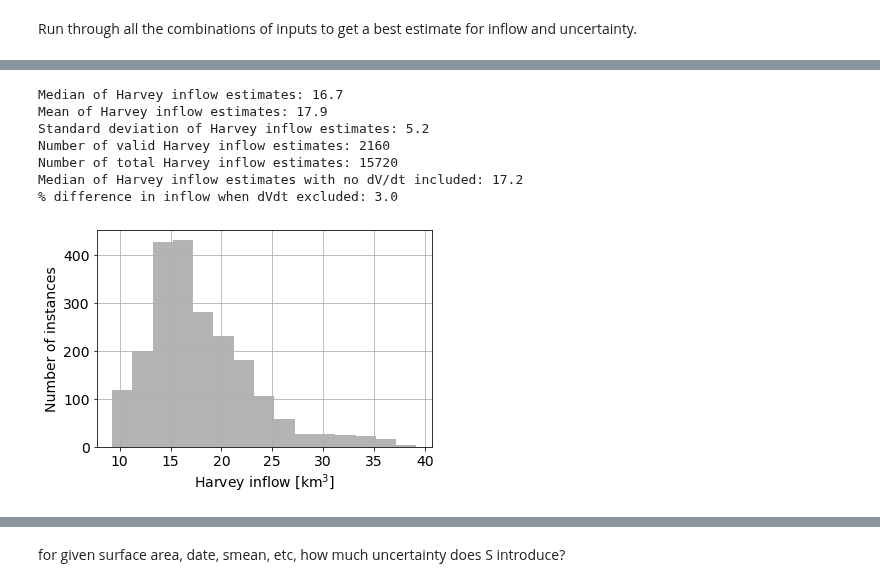
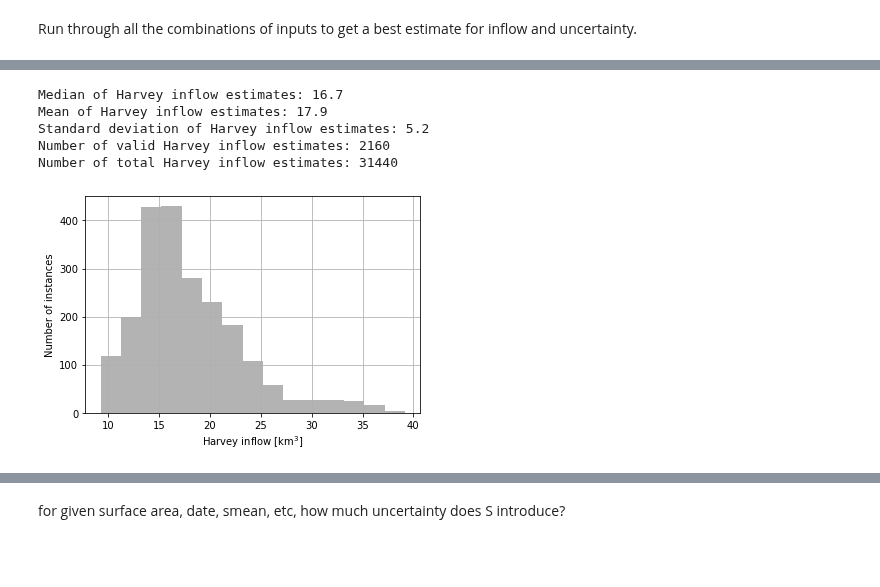
Before and after one commit to kthyng/harvey_inflow, a Jupyter notebook: notebooks/3_calculation.ipynb, the cells around one changed output, grey strips where cells are left out. Cells and saved outputs as stored; diff of their text form; code cells hidden in the pictures; blank space fills up the shorter version.

```diff
--- a/notebooks/3_calculation.ipynb
+++ b/notebooks/3_calculation.ipynb
@@ -309,44 +255,38 @@ harv
 # %%
-# nptsmin = 0.8
+nptsmin = 0.8
 
 # save full results and make harv only have time-changing volume calculations
-harvsave = harv.copy()
-harv = harv[harv['Vconstant'] == 0]
+# harvsave = harv.copy()
+# harv = harv[harv['Vconstant'] == 0]
 
 inpts = harv['npts'] > nptsmin
 iharvey = (harv['date'] > pd.Timestamp('2017-7-25')) & (harv['date'] < pd.Timestamp('2017-9-24'))
 ibad2018 = harv['date'] > pd.Timestamp('2018-5-1')
-iuse = inpts & ~iharvey & ~ibad2018
+ivolume = harv['Vconstant'] == 0  # want these --- volume not constant
+iuse = inpts & ~iharvey & ~ibad2018 & ivolume
 key = 'harvey inflow [km^3]'
 ax = (harv[key][iuse]).hist(bins=15, color='0.7')
 ax.set_xlabel('Harvey inflow [km$^3$]')
 ax.set_ylabel('Number of instances')
 
 Vfw = harv[key][iuse].median()
 Vfwstd = harv[key][iuse].std()
-Vfw_nodVdt = harv['harvey inflow - no dVdt [km^3]'][iuse].median()
+# Vfw_nodVdt = harv['harvey inflow - no dVdt [km^3]'][iuse].median()
 
 print('Median of Harvey inflow estimates: %2.1f' % Vfw)
 print('Mean of Harvey inflow estimates: %2.1f' % harv[key][iuse].mean())  # for reference
 print('Standard deviation of Harvey inflow estimates: %2.1f' % Vfwstd)
 print('Number of valid Harvey inflow estimates: %2i' % len(harv[iuse]))
 print('Number of total Harvey inflow estimates: %2i' % len(harv))
-print('Median of Harvey inflow estimates with no dV/dt included: %2.1f' % Vfw_nodVdt)
-print('%% difference in inflow when dVdt excluded: %2.1f' % ((Vfw_nodVdt-Vfw)/Vfw*100))
+# print('Median of Harvey inflow estimates with no dV/dt included: %2.1f' % Vfw_nodVdt)
+# print('%% difference in inflow when dVdt excluded: %2.1f' % ((Vfw_nodVdt-Vfw)/Vfw*100))
 
 
-# # overlay a few lines
-# ylims = ax.get_ylim()
-# ax.vlines(Vfw, *ylims, lw=2)
-# ax.vlines(Vfw - Vfwstd, *ylims, lw=2)
-
 plt.savefig('../figures/histogram.pdf', bbox_inches='tight')
 # %% [output]
 Median of Harvey inflow estimates: 16.7
 Mean of Harvey inflow estimates: 17.9
 Standard deviation of Harvey inflow estimates: 5.2
 Number of valid Harvey inflow estimates: 2160
-Number of total Harvey inflow estimates: 15720
-Median of Harvey inflow estimates with no dV/dt included: 17.2
-% difference in inflow when dVdt excluded: 3.0
+Number of total Harvey inflow estimates: 31440
-[figure, old version]
+[figure, new version]
```
Also changed, not shown: parts of 34 cells of this notebook, 1 other file.
